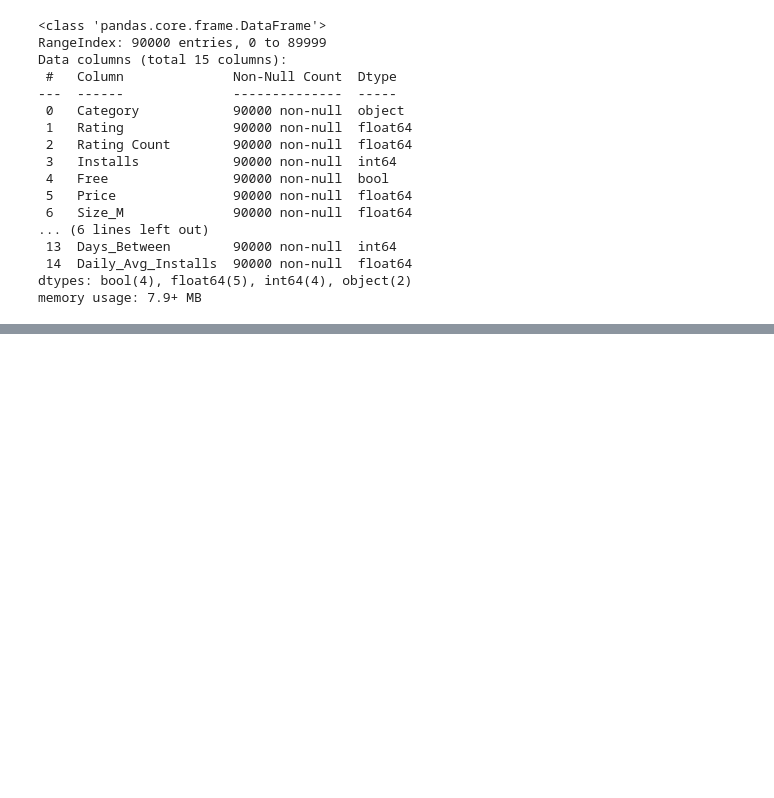
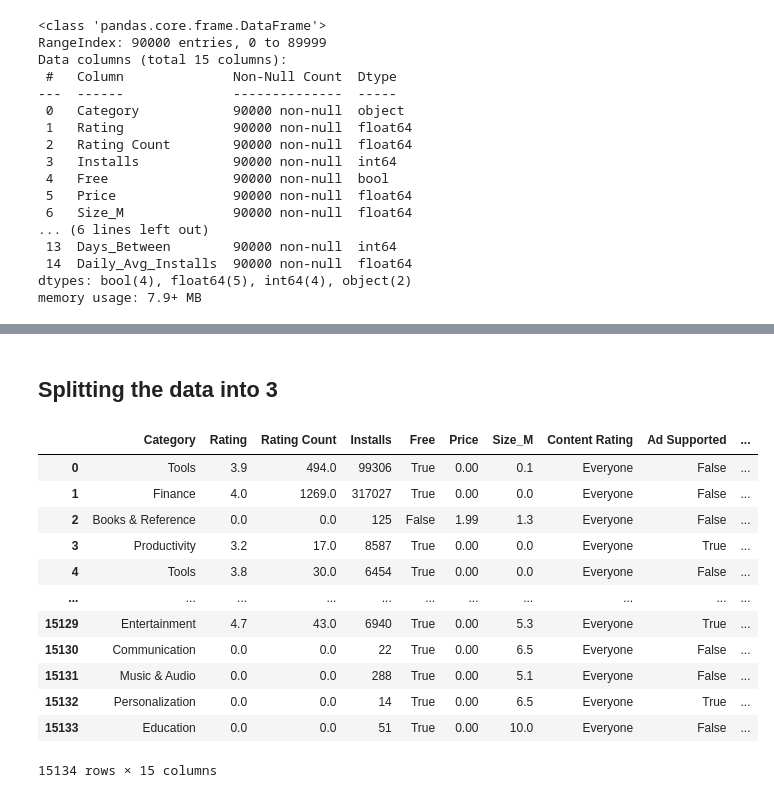
Before and after one commit to mostafa-fallaha/data-drift-simulation, a Jupyter notebook: new_data/new_data.ipynb, the cells around one changed output, grey strips where cells are left out. Cells and saved outputs as stored; diff of their text form; code cells hidden in the pictures; blank space fills up the shorter version.

```diff
--- a/new_data/new_data.ipynb
+++ b/new_data/new_data.ipynb
@@ -62,2 +68,0 @@ df.head()
-# %%
-df = df.sort_values(by='Released_Year')
@@ -83,0 +103,19 @@ df.to_csv(filepath, index=False)
+# %% [markdown]
+## Splitting the data into 3
+# %%
+df_A = df.loc[(df['Released_Year'] >= 2010) & (df['Released_Year'] <= 2017)]
+df_A
+# %% [output]
+|  | Category | Rating | Rating Count | Installs | Free | Price | Size_M | Content Rating | Ad Supported | ... |
+| 0 | Tools | 3.9 | 494.0 | 99306 | True | 0.00 | 0.1 | Everyone | False | ... |
+| 1 | Finance | 4.0 | 1269.0 | 317027 | True | 0.00 | 0.0 | Everyone | False | ... |
+| 2 | Books & Reference | 0.0 | 0.0 | 125 | False | 1.99 | 1.3 | Everyone | False | ... |
+| 3 | Productivity | 3.2 | 17.0 | 8587 | True | 0.00 | 0.0 | Everyone | True | ... |
+| 4 | Tools | 3.8 | 30.0 | 6454 | True | 0.00 | 0.0 | Everyone | False | ... |
+| ... | ... | ... | ... | ... | ... | ... | ... | ... | ... | ... |
+| 15129 | Entertainment | 4.7 | 43.0 | 6940 | True | 0.00 | 5.3 | Everyone | True | ... |
+| 15130 | Communication | 0.0 | 0.0 | 22 | True | 0.00 | 6.5 | Everyone | False | ... |
+| 15131 | Music & Audio | 0.0 | 0.0 | 288 | True | 0.00 | 5.1 | Everyone | False | ... |
+| 15132 | Personalization | 0.0 | 0.0 | 14 | True | 0.00 | 6.5 | Everyone | True | ... |
+| 15133 | Education | 0.0 | 0.0 | 51 | True | 0.00 | 10.0 | Everyone | False | ... |
+15134 rows × 15 columns
```
Also changed, not shown: parts of 26 cells of this notebook, 4 other files.
